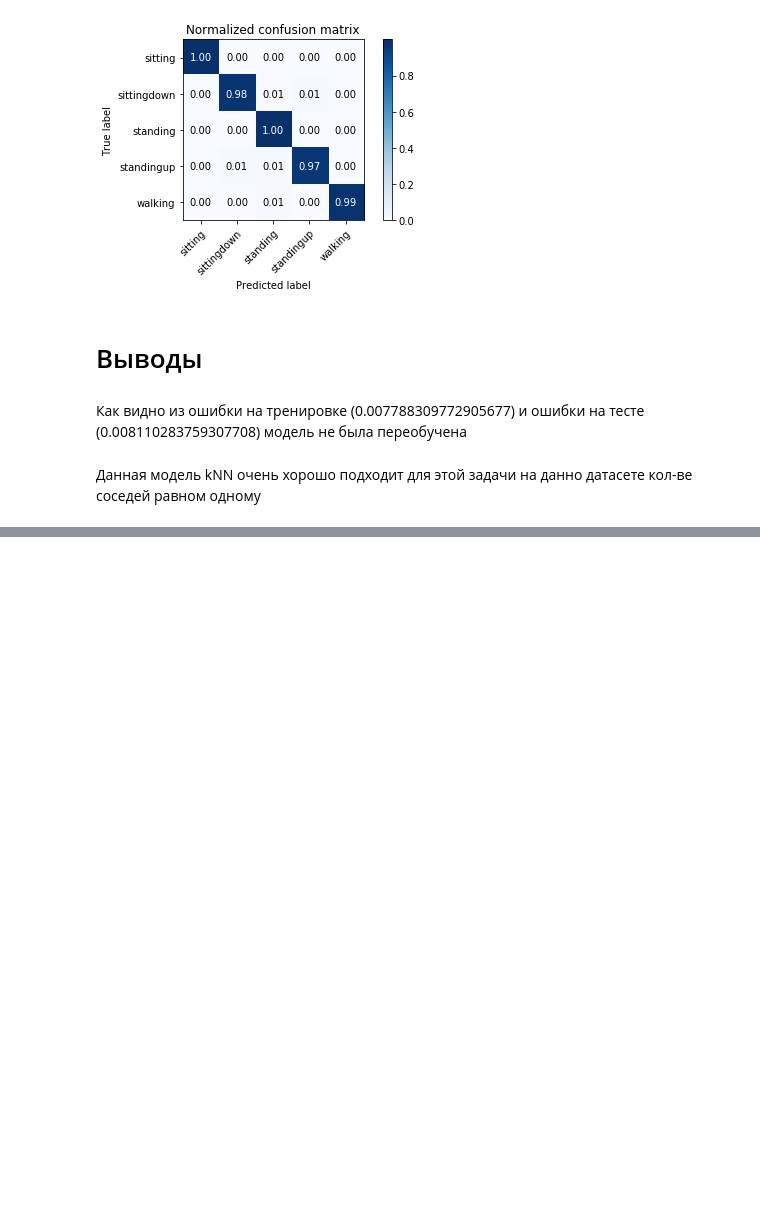
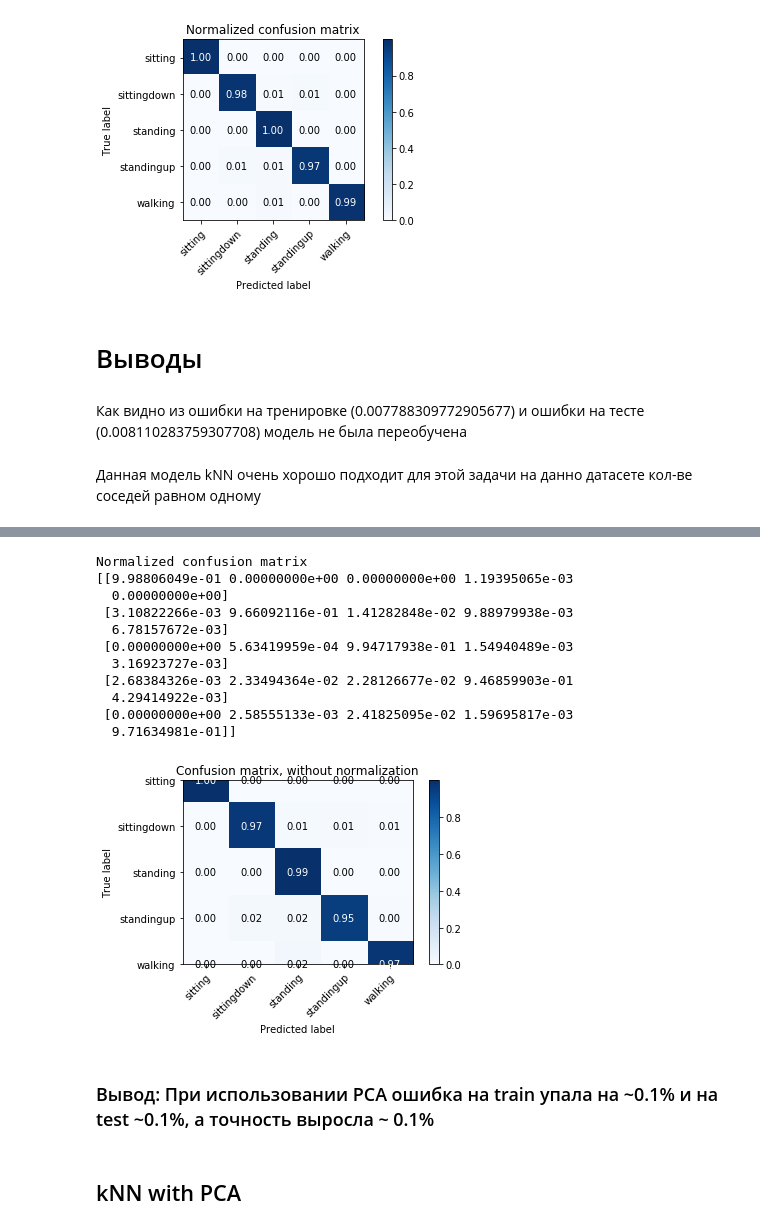
Before and after one commit to ABoltachev/Laba_1, a Jupyter notebook: Laba_1.ipynb, the cells around one changed output, grey strips where cells are left out. Cells and saved outputs as stored; diff of their text form; code cells hidden in the pictures; blank space fills up the shorter version.

```diff
--- a/Laba_1.ipynb
+++ b/Laba_1.ipynb
@@ -516,0 +606,22 @@ Normalized confusion matrix
+# %%
+# Plot non-normalized confusion matrix
+plot_confusion_matrix(y_test, y_test_predict, classes=classes, normalize=True,
+                      title='Confusion matrix, without normalization')
+pass
+# %% [output]
+Normalized confusion matrix
+[[9.98806049e-01 0.00000000e+00 0.00000000e+00 1.19395065e-03
+  0.00000000e+00]
+ [3.10822266e-03 9.66092116e-01 1.41282848e-02 9.88979938e-03
+  6.78157672e-03]
+ [0.00000000e+00 5.63419959e-04 9.94717938e-01 1.54940489e-03
+  3.16923727e-03]
+ [2.68384326e-03 2.33494364e-02 2.28126677e-02 9.46859903e-01
+  4.29414922e-03]
+ [0.00000000e+00 2.58555133e-03 2.41825095e-02 1.59695817e-03
+  9.71634981e-01]]
+[figure, added]
+# %% [markdown]
+### Вывод: При использовании PCA ошибка на train упала на ~0.1% и на test ~0.1%, а точность выросла ~ 0.1%
+# %% [markdown]
+## kNN with PCA
```
Also changed, not shown: parts of 25 cells of this notebook.
